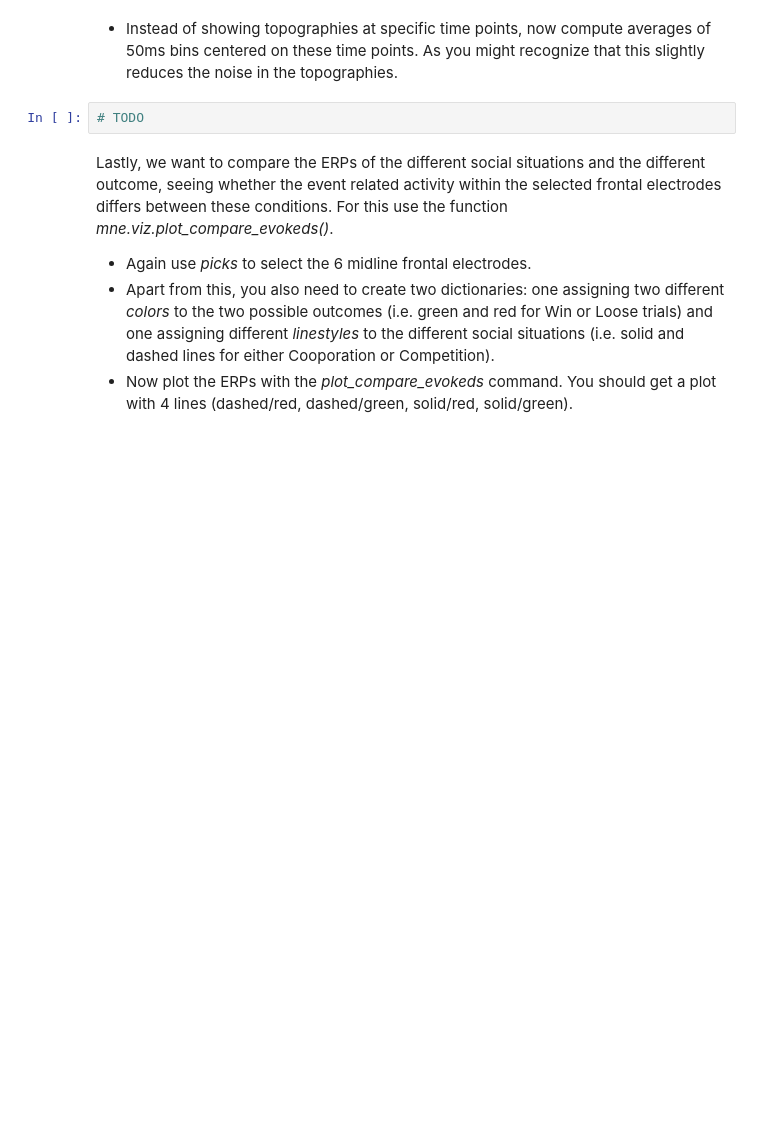
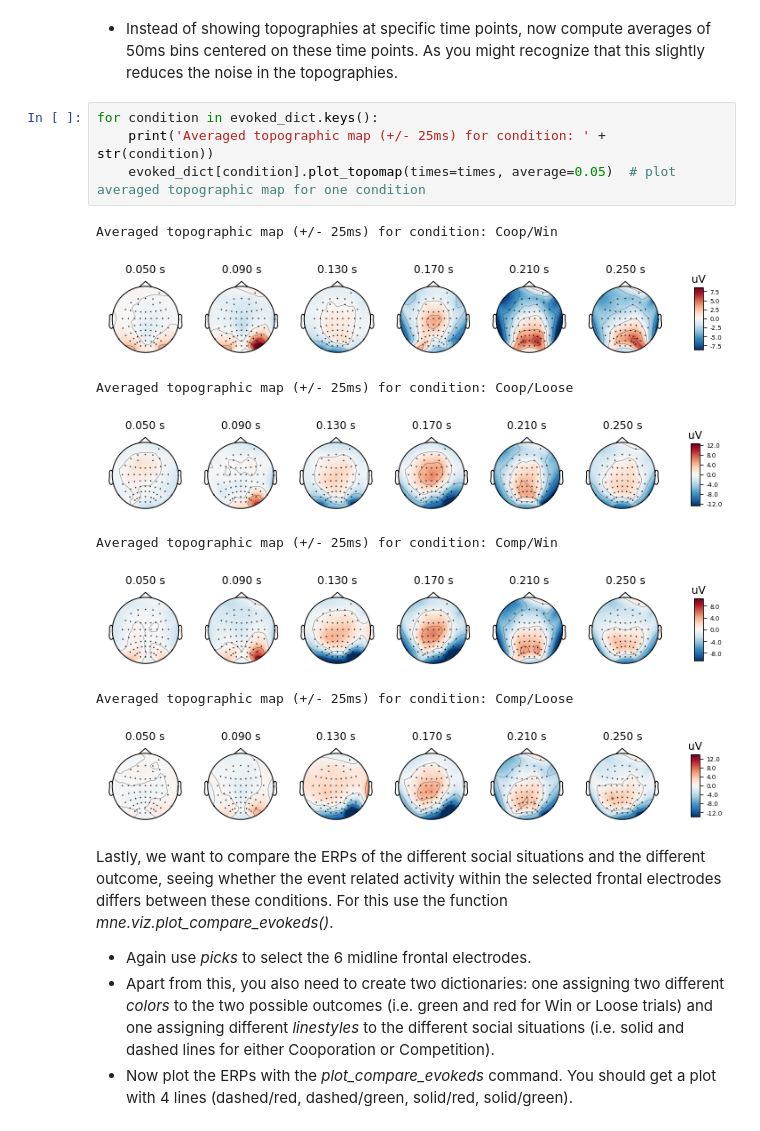
Before and after one commit to NBP-ACC/week-10-acc_3, a Jupyter notebook: Sheet08_moritz.ipynb, the cells around one changed output. Drawn from its saved outputs; the diff is of its cells as text; blank space fills up the shorter version.

```diff
--- a/Sheet08_moritz.ipynb
+++ b/Sheet08_moritz.ipynb
@@ -300,7 +347,18 @@ times = #TODO
 # %% [markdown]
 - Instead of showing topographies at specific time points, now compute averages of 50ms bins centered on these time points. As you might recognize that this slightly reduces the noise in the topographies.
-# %%
-# TODO
+# %%
+for condition in evoked_dict.keys():
+    print('Averaged topographic map (+/- 25ms) for condition: ' + str(condition))
+    evoked_dict[condition].plot_topomap(times=times, average=0.05)  # plot averaged topographic map for one condition
+# %% [output]
+Averaged topographic map (+/- 25ms) for condition: Coop/Win
+[figure, added]
+Averaged topographic map (+/- 25ms) for condition: Coop/Loose
+[figure, added]
+Averaged topographic map (+/- 25ms) for condition: Comp/Win
+[figure, added]
+Averaged topographic map (+/- 25ms) for condition: Comp/Loose
+[figure, added]
 # %% [markdown]
 Lastly, we want to compare the ERPs of the different social situations and the different outcome, seeing whether the event related activity within the selected frontal electrodes differs between these conditions. For this use the function *mne.viz.plot_compare_evokeds()*.
 - Again use *picks* to select the 6 midline frontal electrodes.
```
Also changed, not shown: parts of 13 cells of this notebook.
